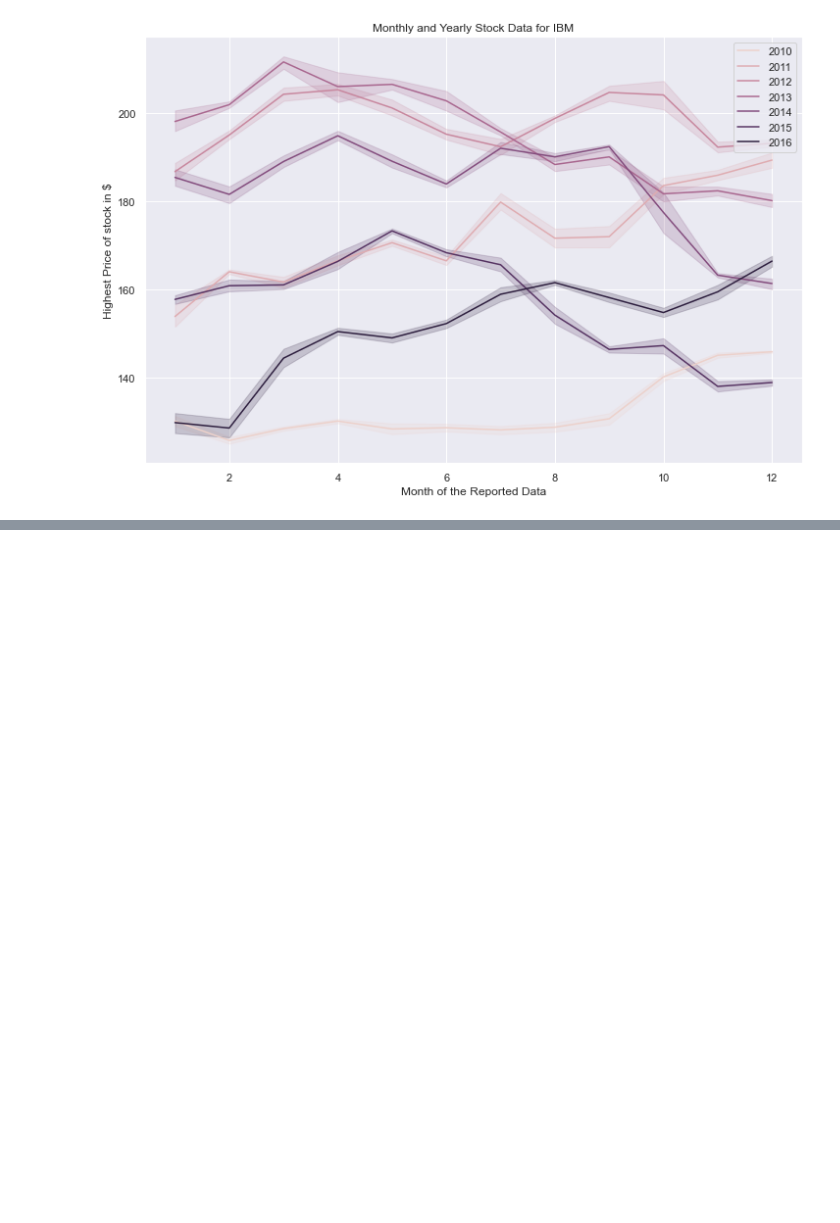
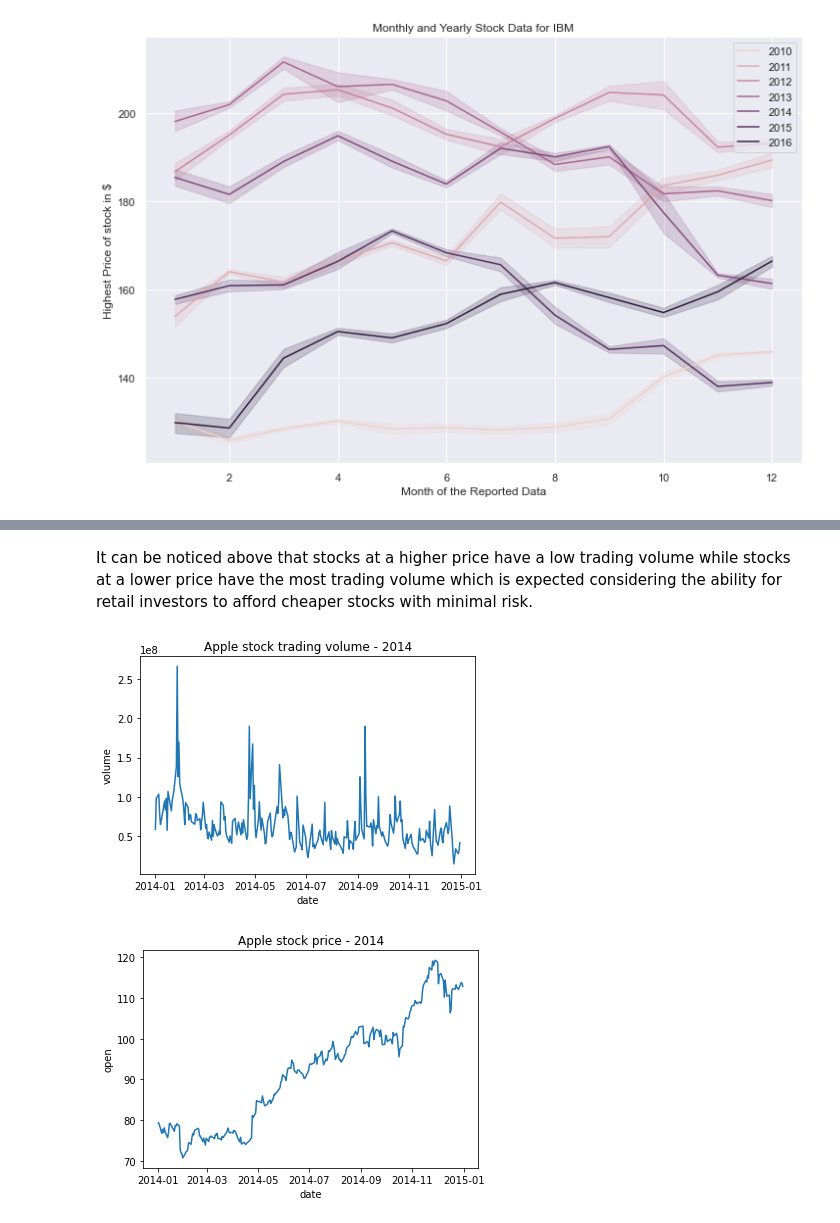
Before and after one commit to ubco-W2022T1-cosc301/project-group37, a Jupyter notebook: notebooks/group_analysis.ipynb, the cells around one changed output, grey strips where cells are left out. Cells and saved outputs as stored; diff of their text form; code cells hidden in the pictures; blank space fills up the shorter version.

```diff
--- a/notebooks/group_analysis.ipynb
+++ b/notebooks/group_analysis.ipynb
@@ -329,0 +354,22 @@ plt.show(ibm)
+# %% [markdown]
+It can be noticed above that stocks at a higher price have a low trading volume while stocks at a lower price have the most trading volume which is expected considering the ability for retail investors to afford cheaper stocks with minimal risk.
+# %%
+#interested_stocks= ["AAPL", "C"]
+sorted_pricesplit['date'] = pd.to_datetime(sorted_pricesplit['date'], format='%Y-%m-%d')
+
+#Apple 2014 stock split
+
+filtered2014_df = sorted_pricesplit.loc[(sorted_pricesplit['date'] >= '2014-01-01')
+                     & (sorted_pricesplit['date'] < '2015-01-01')]
+
+apple_2014 = filtered2014_df.loc[filtered2014_df["symbol"]=="AAPL"]
+plot1=sns.lineplot(x = "date", y = "volume", data =apple_2014)
+plot1.set_title("Apple stock trading volume - 2014")
+plt.show() #Shows volume variation based on the day
+
+plot2=sns.lineplot(x = "date", y= "open", data= apple_2014);
+plot2.set_title("Apple stock price - 2014")
+plt.show() #Shows price variation based on the day
+# %% [output]
+[figure, added]
+[figure, added]
```
Also changed, not shown: parts of 8 cells of this notebook, 1 other file.
